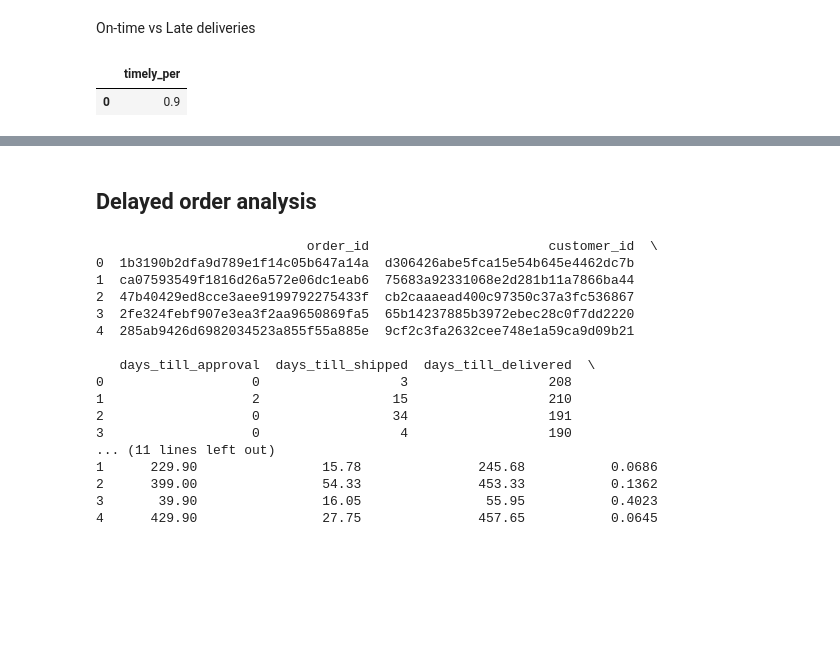
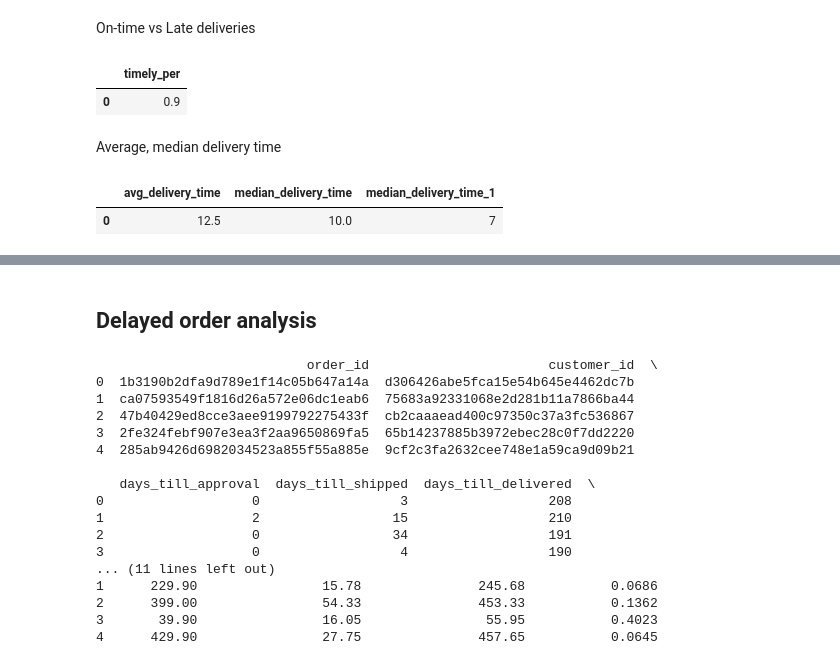
Before and after one commit to tejalig/olist-analysis, a Jupyter notebook: notebooks/05_EDA.ipynb, the cells around one changed output, grey strips where cells are left out. Cells and saved outputs as stored; diff of their text form; code cells hidden in the pictures; blank space fills up the shorter version.

```diff
--- a/notebooks/05_EDA.ipynb
+++ b/notebooks/05_EDA.ipynb
@@ -109,3 +109,21 @@ conn.execute(query).df().head()
 # %% [output]
 |  | timely_per |
 | 0 | 0.9 |
+# %% [markdown]
+Average, median delivery time
+# %%
+
+query = """
+    SELECT
+        round(avg(days_till_delivered),2) as avg_delivery_time,
+        round(median(days_till_delivered),2) as median_delivery_time,
+        round(mode(days_till_delivered),2) as median_delivery_time,
+    FROM orders_delivery_details
+
+
+"""
+
+conn.execute(query).df().head()
+# %% [output]
+|  | avg_delivery_time | median_delivery_time | median_delivery_time_1 |
+| 0 | 12.5 | 10.0 | 7 |
```
Also changed, not shown: parts of 5 cells of this notebook.
